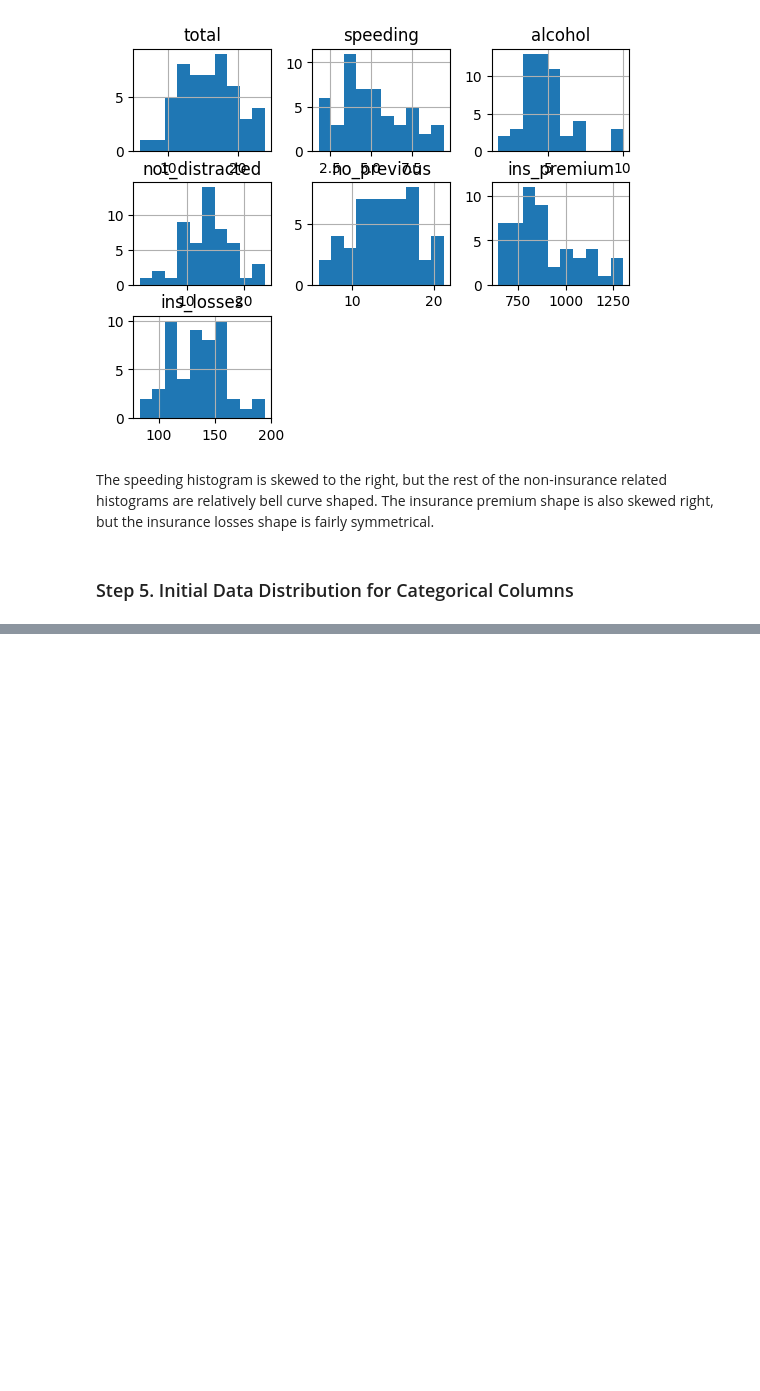
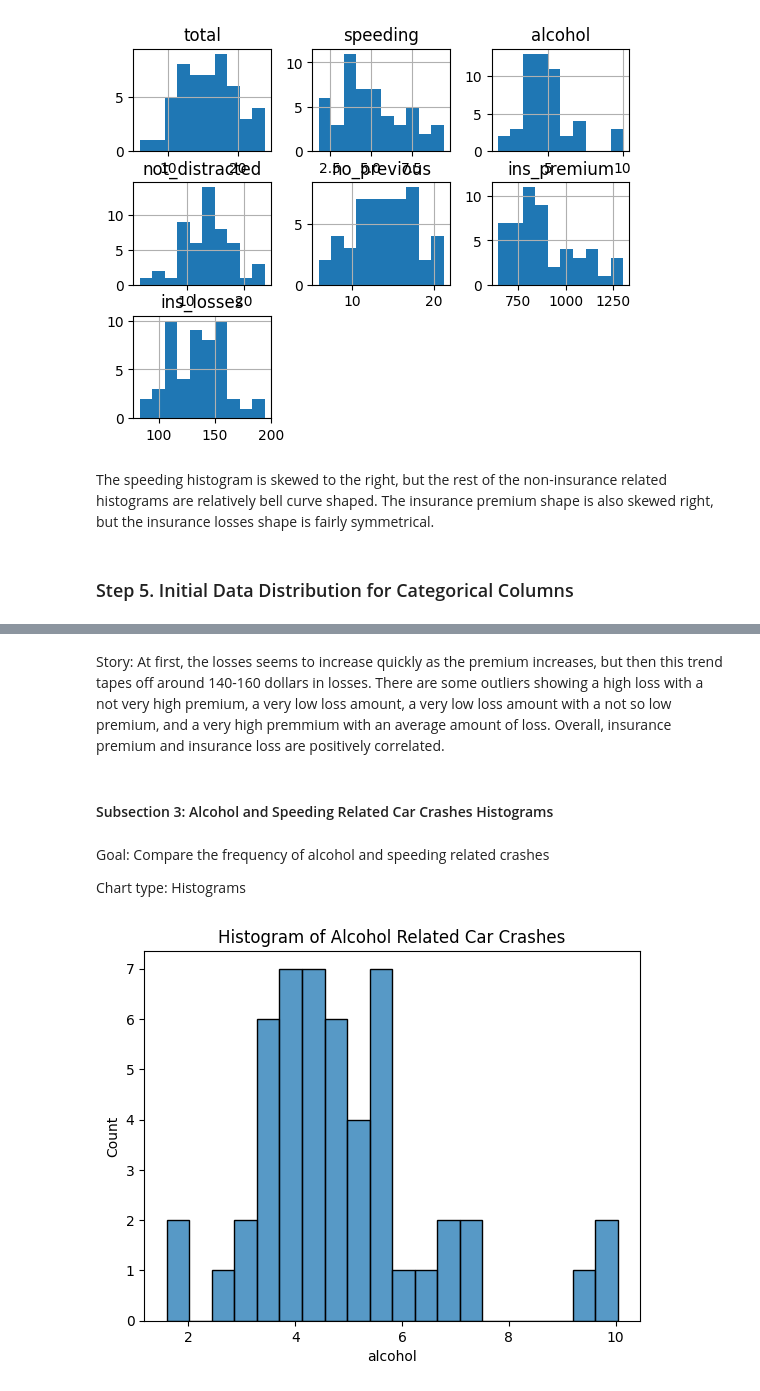
Before and after one commit to trentrueckert/datafun-06-eda, a Jupyter notebook: trentrueckert_eda.ipynb, the cells around one changed output, grey strips where cells are left out. Saved outputs shown, nothing was run; the diff lists cells and outputs as text; code cells hidden in the pictures; blank space fills up the shorter version.

```diff
--- a/trentrueckert_eda.ipynb
+++ b/trentrueckert_eda.ipynb
@@ -102,0 +178,14 @@ The speeding histogram is skewed to the right, but the rest of the non-insurance
+# %% [markdown]
+Story: At first, the losses seems to increase quickly as the premium increases, but then this trend tapes off around 140-160 dollars in losses. There are some outliers showing a high loss with a not very high premium, a very low loss amount, a very low loss amount with a not so low premium, and a very high premmium with an average amount of loss. Overall, insurance premium and insurance loss are positively correlated.
+# %% [markdown]
+#### Subsection 3: Alcohol and Speeding Related Car Crashes Histograms
+# %% [markdown]
+Goal: Compare the frequency of alcohol and speeding related crashes
+
+Chart type: Histograms
+# %%
+sns.histplot(df['alcohol'], bins=20)
+plt.title('Histogram of Alcohol Related Car Crashes')
+plt.show()
+# %% [output]
+[figure, added]
```
Also changed, not shown: parts of 17 cells of this notebook, 1 other file.
